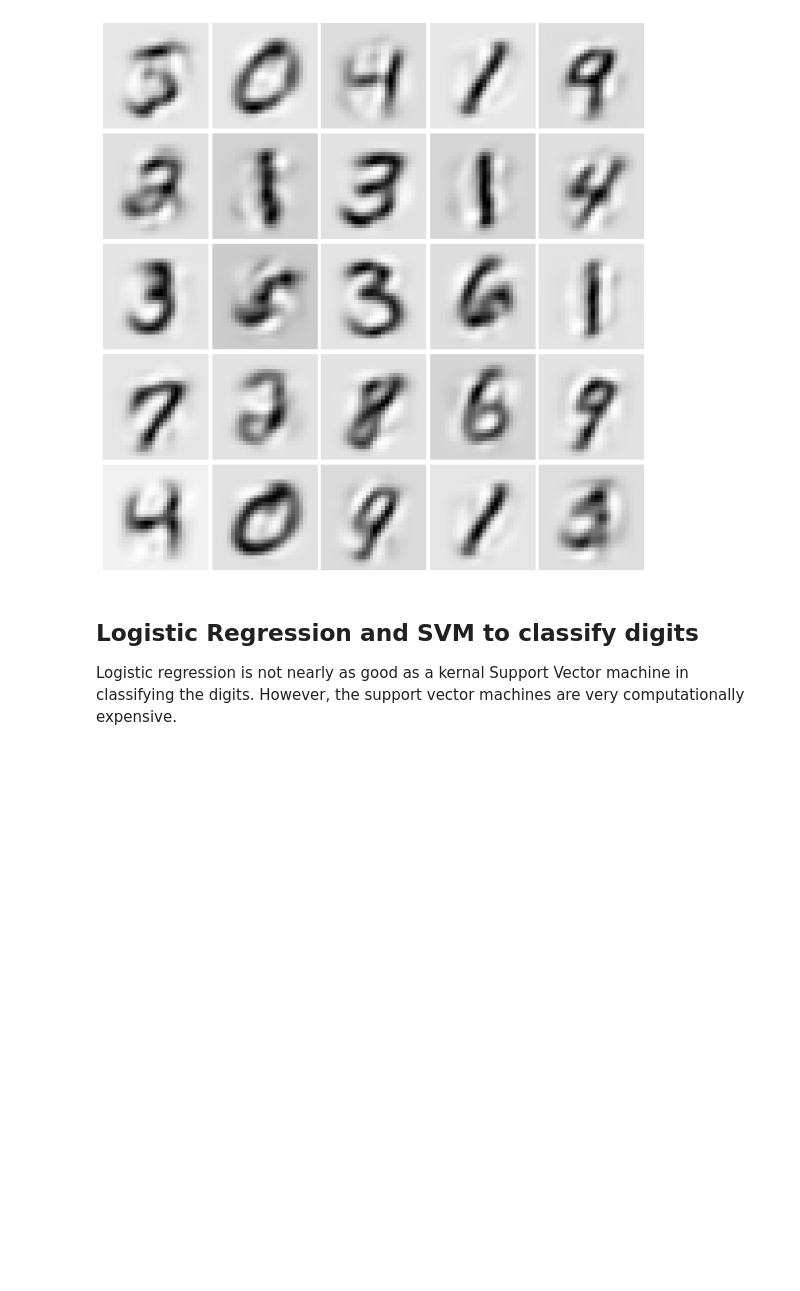
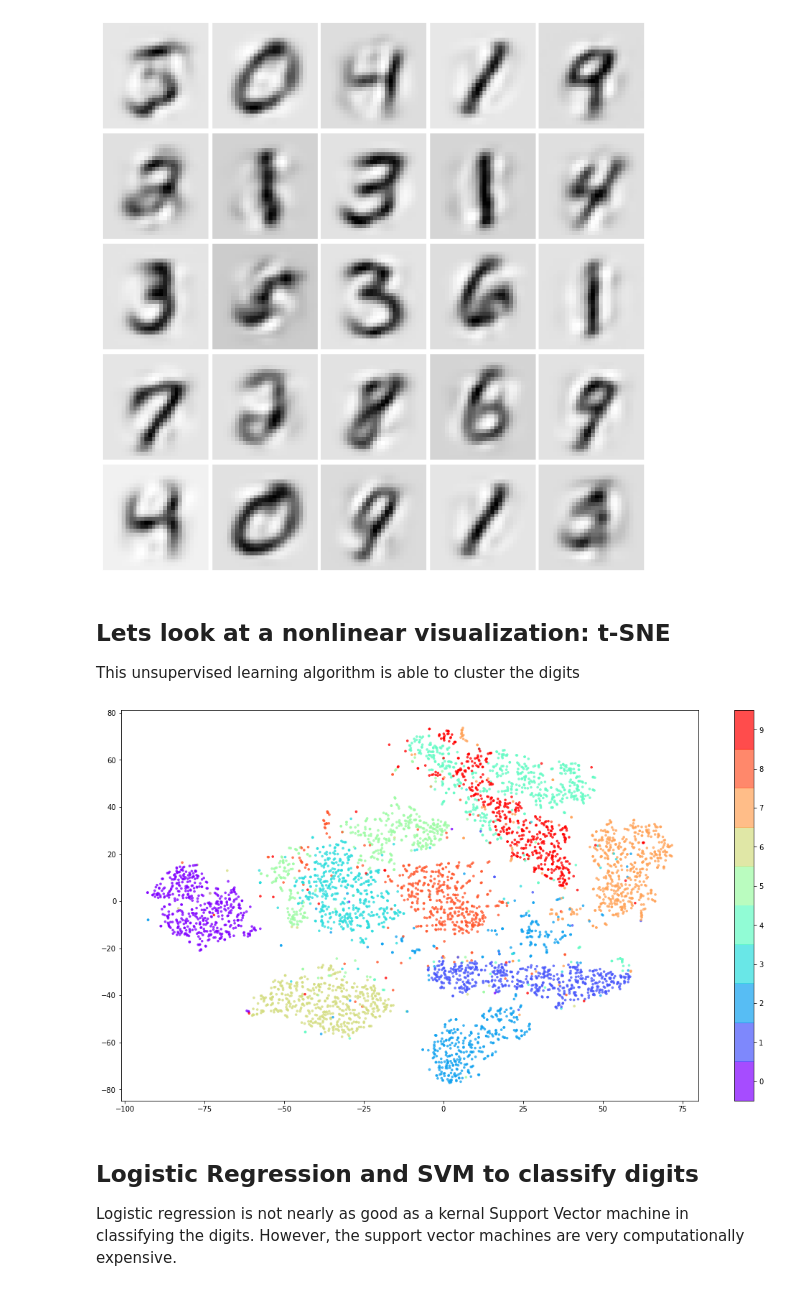
Before and after one commit to ablaikie103/image-classification-project, a Jupyter notebook: MNIST-dimension-reduction.ipynb, the cells around one changed output. Cells and saved outputs as stored; diff of their text form; code cells hidden in the pictures; blank space fills up the shorter version.

Commit message:
Added t-SNE clustering to MNIST

```diff
--- a/MNIST-dimension-reduction.ipynb
+++ b/MNIST-dimension-reduction.ipynb
@@ -107,6 +108,18 @@ plt.setp(axes, xticks=[], yticks=[], frame_on=False)
 plt.tight_layout(h_pad=0.5, w_pad=0.01)
 # %% [output]
 [figure]
+# %% [markdown]
+## Lets look at a nonlinear visualization: t-SNE
+This unsupervised learning algorithm is able to cluster the digits
+# %%
+x_train_tsne = TSNE(n_components=2).fit_transform(x_train[:5000].reshape(-1, 28*28))
+# %%
+plt.figure(figsize=[18,10])
+plt.scatter(x_train_tsne[:,0], x_train_tsne[:,1], c = y_train[:5000], cmap='rainbow', s=7, alpha = .7)
+cbar = plt.colorbar(boundaries = np.arange(11)-0.5)
+cbar.set_ticks(np.arange(10))
+# %% [output]
+[figure, added]
 # %% [markdown]
 ## Logistic Regression and SVM to classify digits
 Logistic regression is not nearly as good as a kernal Support Vector machine in classifying the digits. However, the support vector machines are very computationally expensive.
```
Also changed, not shown: parts of 1 cell of this notebook.
